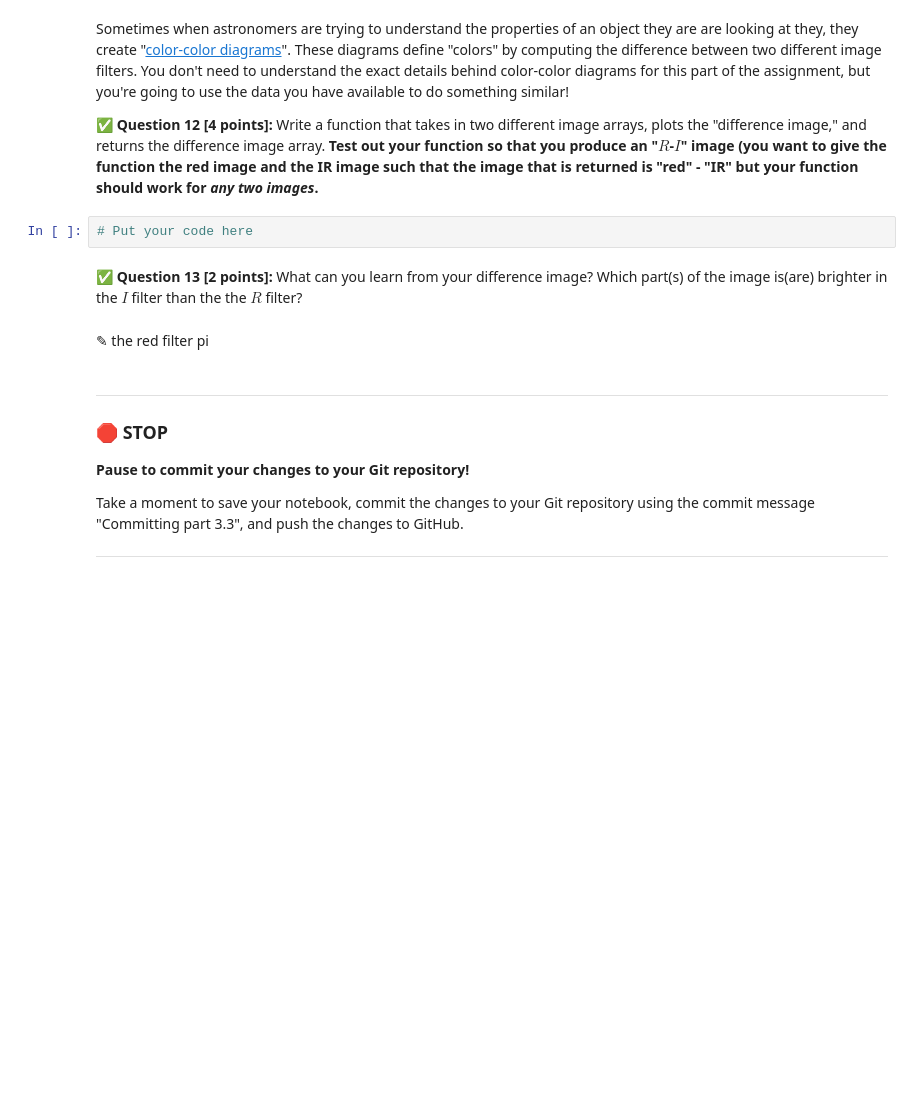
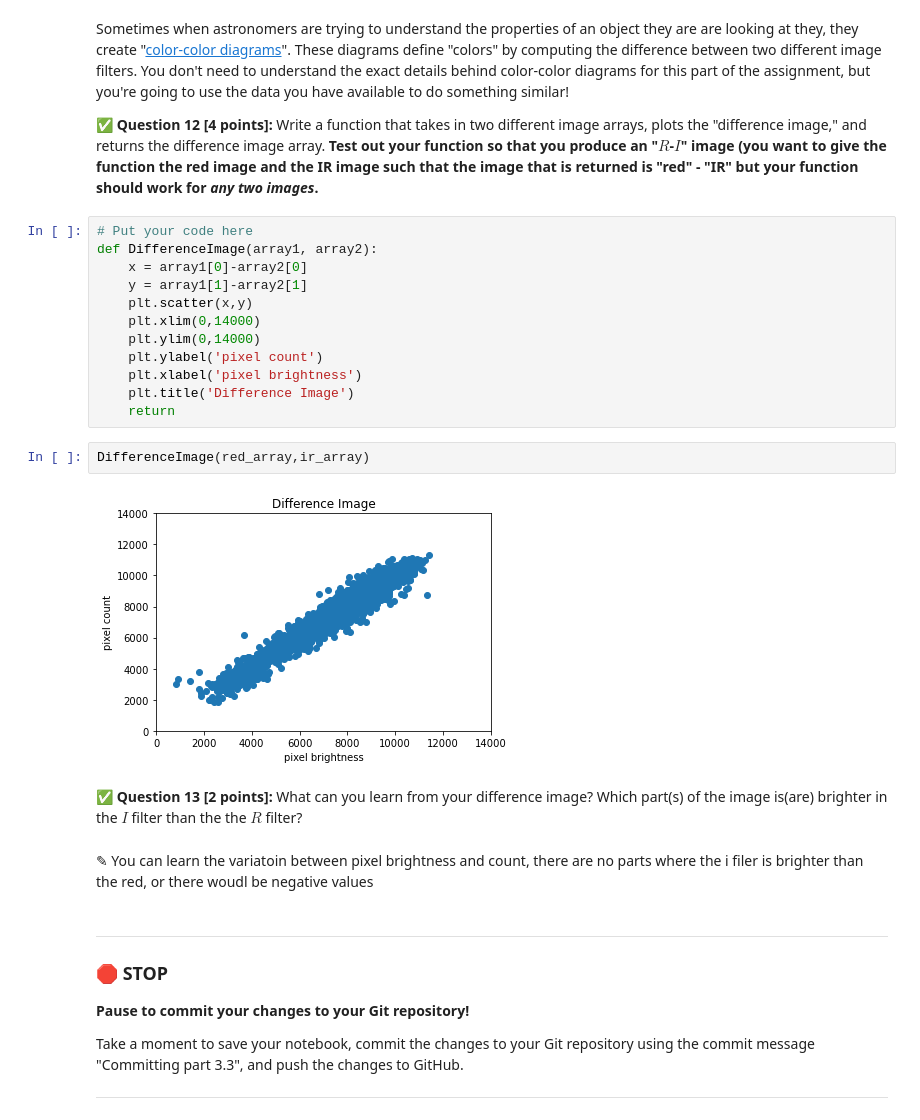
Before and after one commit to scottjaymsu/cmse202-s21-turnin, a Jupyter notebook: hw-01/HW-01_GitPracticeDebuggingAndPythonPackages-STUDENT.ipynb, the cells around one changed output. Saved outputs shown, nothing was run; the diff lists cells and outputs as text; blank space fills up the shorter version.

Commit message:
Commiting part 3.3

```diff
--- a/hw-01/HW-01_GitPracticeDebuggingAndPythonPackages-STUDENT.ipynb
+++ b/hw-01/HW-01_GitPracticeDebuggingAndPythonPackages-STUDENT.ipynb
@@ -293,12 +305,26 @@ TypeError: 'module' object is not callable
 Sometimes when astronomers are trying to understand the properties of an object they are are looking at they, they create "[color-color diagrams](https://en.wikipedia.org/wiki/Color%E2%80%93color_diagram)". These diagrams define "colors" by computing the difference between two different image filters. You don't need to understand the exact details behind color-color diagrams for this part of the assignment, but you're going to use the data you have available to do something similar!
 
 **&#9989; Question 12 [4 points]:** Write a function that takes in two different image arrays, plots the "difference image," and returns the difference image array. **Test out your function so that you produce an "$R$-$I$" image (you want to give the function the red image and the IR image such that the image that is returned is "red" - "IR" but your function should work for _any two images_.**
-# %%
-# Put your code here
+# %%
+# Put your code here
+def DifferenceImage(array1, array2):
+    x = array1[0]-array2[0]
+    y = array1[1]-array2[1]
+    plt.scatter(x,y)
+    plt.xlim(0,14000)
+    plt.ylim(0,14000)
+    plt.ylabel('pixel count')
+    plt.xlabel('pixel brightness')
+    plt.title('Difference Image')
+    return
+# %%
+DifferenceImage(red_array,ir_array)
+# %% [output]
+[figure, added]
 # %% [markdown]
 **&#9989; Question 13 [2 points]:** What can you learn from your difference image? Which part(s) of the image is(are) brighter in the $I$ filter than the the $R$ filter?
-# %% [markdown]
-<font size=+3>&#9998;</font> the red filter pi
+# %% [markdown]
+<font size=+3>&#9998;</font> You can learn the variatoin between pixel brightness and count, there are no parts where the i filer is brighter than the red, or there woudl be negative values
 # %% [markdown]
 ---
 ### &#128721; STOP
```
Also changed, not shown: parts of 4 cells of this notebook.
